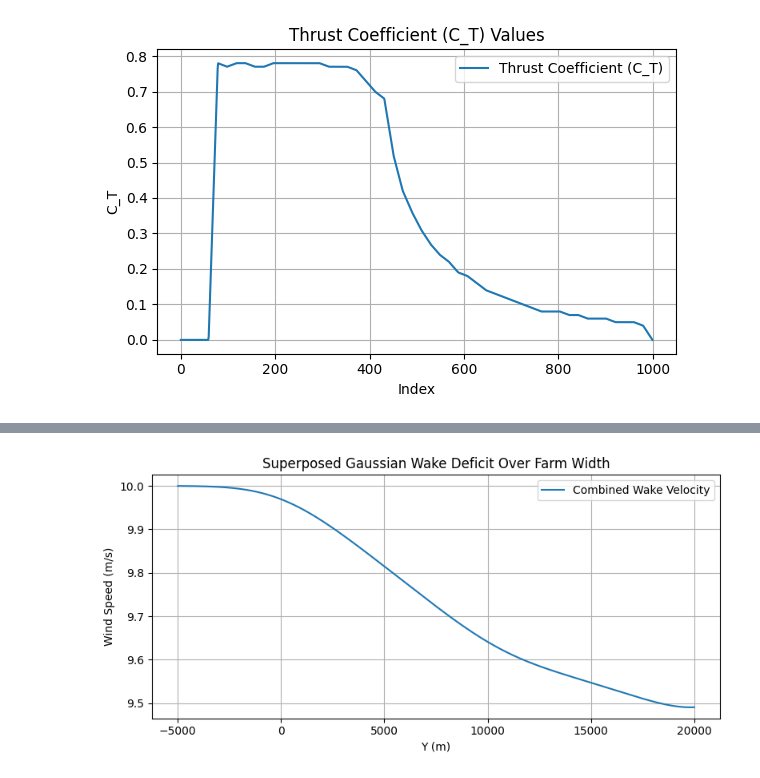
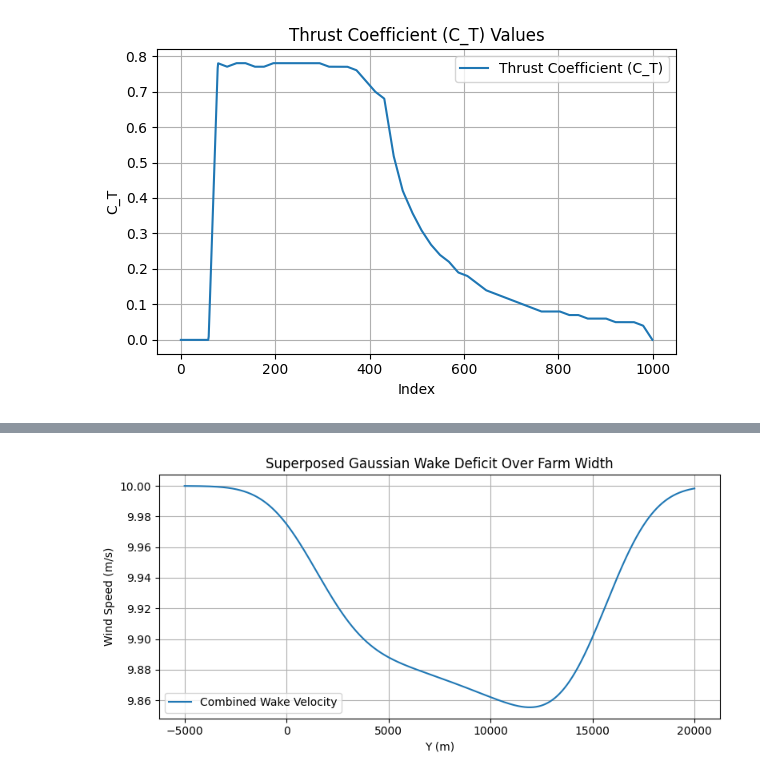
Before and after one commit to marcinsadowy/WTABL, a Jupyter notebook: ArbitraryLayouts/ArbitraryTDMctVar.ipynb, the cells around one changed output, grey strips where cells are left out. Saved outputs shown, nothing was run; the diff lists cells and outputs as text; code cells hidden in the pictures.

```diff
--- a/ArbitraryLayouts/ArbitraryTDMctVar.ipynb
+++ b/ArbitraryLayouts/ArbitraryTDMctVar.ipynb
@@ -22,7 +22,8 @@ U_0 = 10.0
 C_T = 0.7
 # %%
 # Park Setup
-theta_deg = 45
+
+theta_deg = -45
 theta = np.radians(theta_deg)
 resolution = 10
 
@@ -138,11 +139,11 @@ def create_wind_farm_mask(corner_points, resolution=10, mirror_axis=0, recovery_
 
 # --- Define park shape ---
 #corner_points = [(0, 0), (200, 0), (200, 100),(150, 100), (150, 50), (50, 50), (50, 100),(0, 100)]
-corner_points = [(0, 0), (300, 0), (300, 150), (0, 150)] # Rectangle
+corner_points = [(0, 0), (0, 20000), (4000, 20000), (4000, 0)] # Rectangle
 #corner_points = [(0, 0), (300, 0), (300, 100), (200, 100), (200, 50), (100, 50), (100, 100), (0, 100)] # U-shape
 #corner_points = [(0, 0), (150, 0), (150, 50), (50, 50), (50, 150), (0, 150)] # L-shape
 #corner_points = [(0, 0), (200, 0), (200, 50), (125, 50), (125, 100), (200, 100), (200, 150), (0, 150), (0, 100), (75, 100), (75, 50), (0, 50)] # Hourglass
-corner_points = [(x * 100, y * 100) for x, y in corner_points]
+#corner_points = [(x * 100, y * 100) for x, y in corner_points]
 rotation_degrees = theta_deg
 mirror_axis = 'x'
 recovery_x_end = 20000  # set recovery limit
@@ -455,10 +456,10 @@ for i in range(len(final_velocity_profile)):
     u_si_array.append(u_si)
 
     Top = u_wi * u_si
-    Top_int = np.trapz(Top, y)
+    Top_int = np.trapezoid(Top, y)
 
     Bot = u_si
-    Bot_int = np.trapz(Bot, y)
+    Bot_int = np.trapezoid(Bot, y)
 
     u_ci = Top_int / Bot_int
     u_ci_array.append(u_ci)
@@ -468,31 +469,31 @@ U_C = np.mean(u_ci_array)
 U_S_array = []
 
 for i in range(len(final_velocity_profile)):
     weight = u_ci_array[i] / U_C
     vel = weight * u_si_array[i][:]
     U_S_array.append(U_inf/len(final_velocity_data) - vel)
 
 for i in range(len(final_velocity_profile)):
     total_deficit += U_S_array[i]
 
 final_waked_velocity_1 = total_deficit
 
 plt.figure(figsize=(8, 4))
 #plt.plot(y, u_w_combined, label='Combined Wake Velocity')
 plt.plot(y, final_waked_velocity_1, label='Combined Wake Velocity')
 plt.xlabel('Y (m)')
 plt.ylabel('Wind Speed (m/s)')
 plt.title('Superposed Gaussian Wake Deficit Over Farm Width')
 plt.legend()
 plt.grid(True)
 
 # Turn off scientific notation for both axes
 ax = plt.gca()
 ax.xaxis.set_major_formatter(mticker.ScalarFormatter(useMathText=False))
 ax.yaxis.set_major_formatter(mticker.ScalarFormatter(useMathText=False))
 ax.ticklabel_format(useOffset=False, style='plain')
 
 plt.tight_layout()
 plt.show()
 # %% [output]
-[figure, old version]
+[figure, new version]
```
Also changed, not shown: parts of 2 cells of this notebook, 1 other file.
